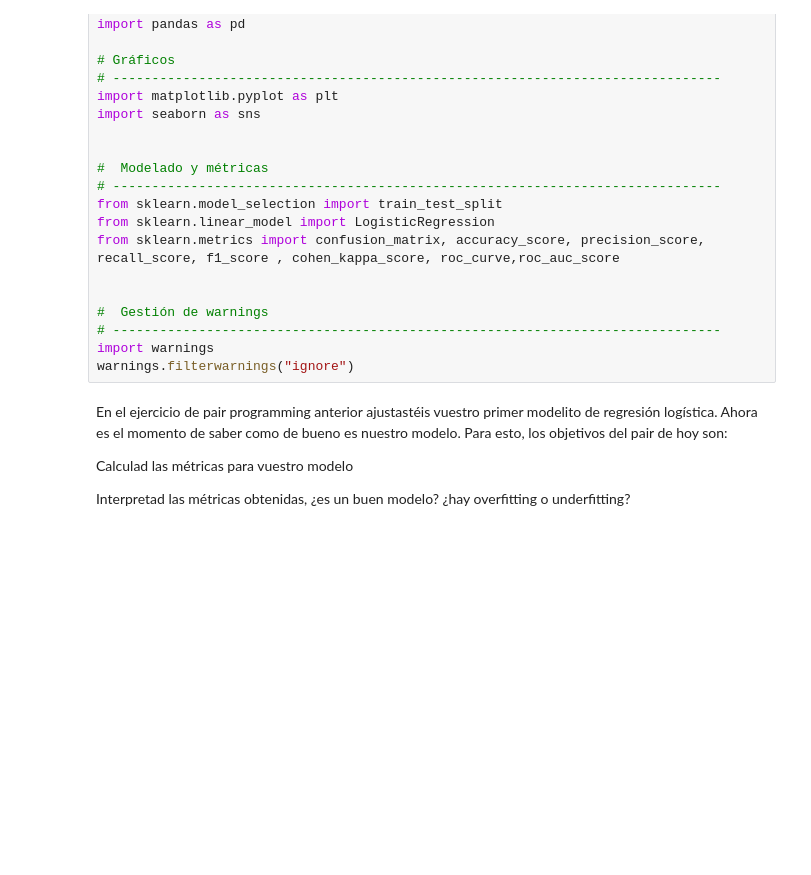
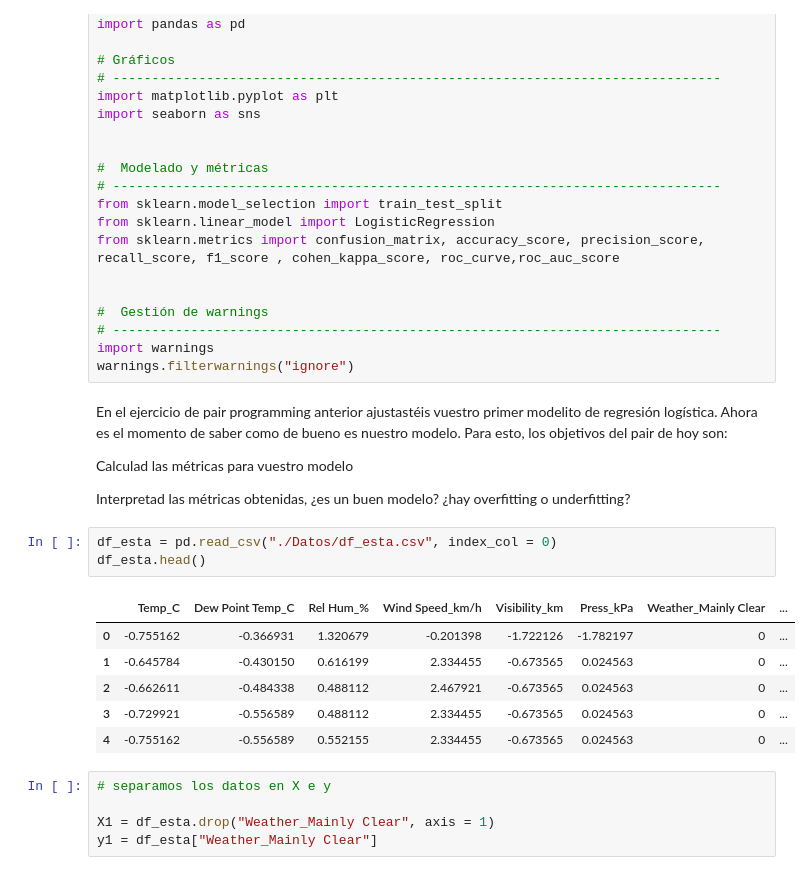
Before and after one commit to Adalab/Da-promoB-Modulo-3-Sprint-1-Lucia-Natalia, a Jupyter notebook: Regresion logística/Pair-Programming-Modulo3-Sprint1-Métricas.ipynb, the cells around one changed output. Cells and saved outputs as stored; diff of their text form; blank space fills up the shorter version.

```diff
--- a/Regresion logística/Pair-Programming-Modulo3-Sprint1-Métricas.ipynb
+++ b/Regresion logística/Pair-Programming-Modulo3-Sprint1-Métricas.ipynb
@@ -27,3 +27,18 @@ En el ejercicio de pair programming anterior ajustastéis vuestro primer modelit
 Calculad las métricas para vuestro modelo
 
 Interpretad las métricas obtenidas, ¿es un buen modelo? ¿hay overfitting o underfitting?
+# %%
+df_esta = pd.read_csv("./Datos/df_esta.csv", index_col = 0)
+df_esta.head()
+# %% [output]
+|  | Temp_C | Dew Point Temp_C | Rel Hum_% | Wind Speed_km/h | Visibility_km | Press_kPa | Weather_Mainly Clear | ... |
+| 0 | -0.755162 | -0.366931 | 1.320679 | -0.201398 | -1.722126 | -1.782197 | 0 | ... |
+| 1 | -0.645784 | -0.430150 | 0.616199 | 2.334455 | -0.673565 | 0.024563 | 0 | ... |
+| 2 | -0.662611 | -0.484338 | 0.488112 | 2.467921 | -0.673565 | 0.024563 | 0 | ... |
+| 3 | -0.729921 | -0.556589 | 0.488112 | 2.334455 | -0.673565 | 0.024563 | 0 | ... |
+| 4 | -0.755162 | -0.556589 | 0.552155 | 2.334455 | -0.673565 | 0.024563 | 0 | ... |
+# %%
+# separamos los datos en X e y
+
+X1 = df_esta.drop("Weather_Mainly Clear", axis = 1)
+y1 = df_esta["Weather_Mainly Clear"]
```
Also changed, not shown: parts of 17 cells of this notebook, 2 other files.
